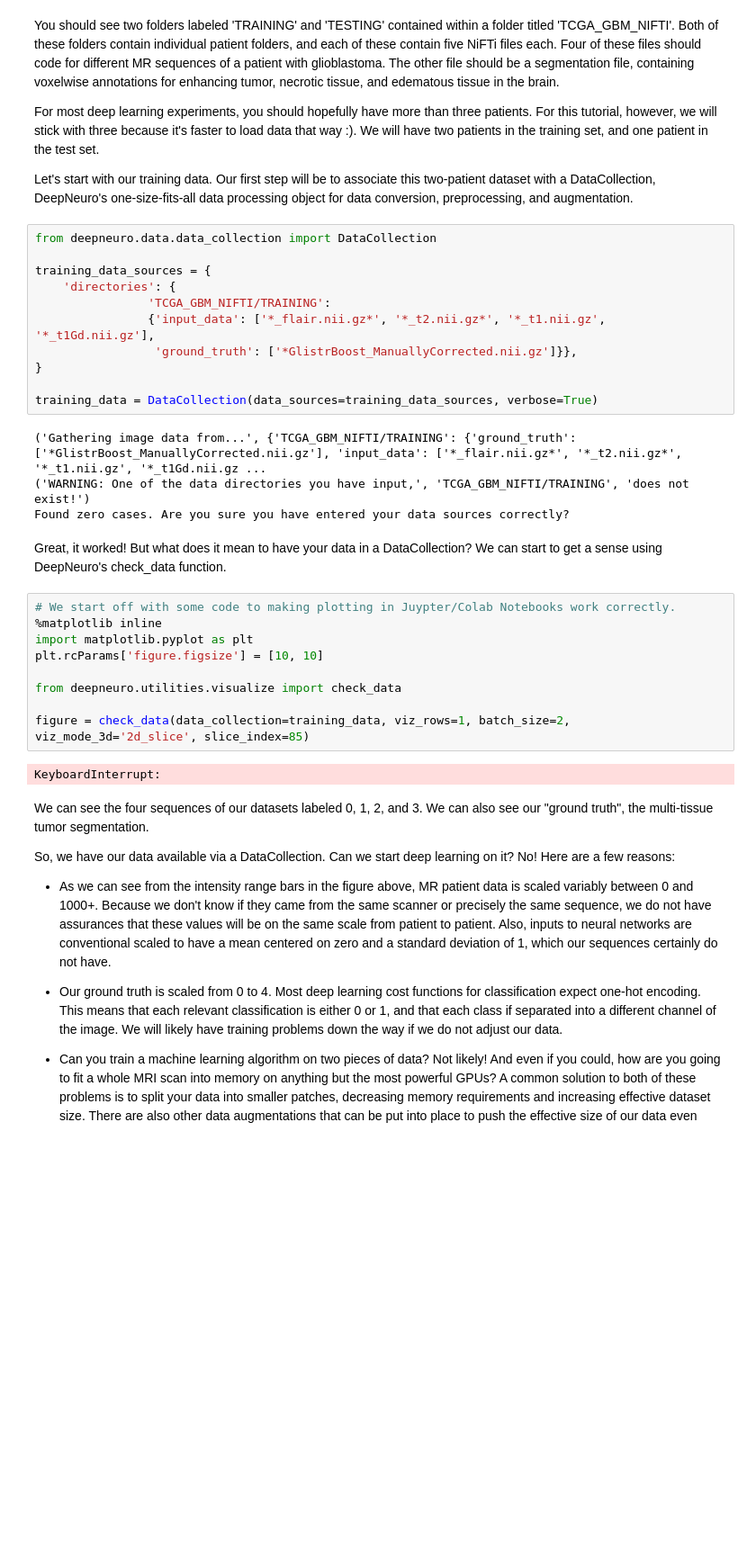
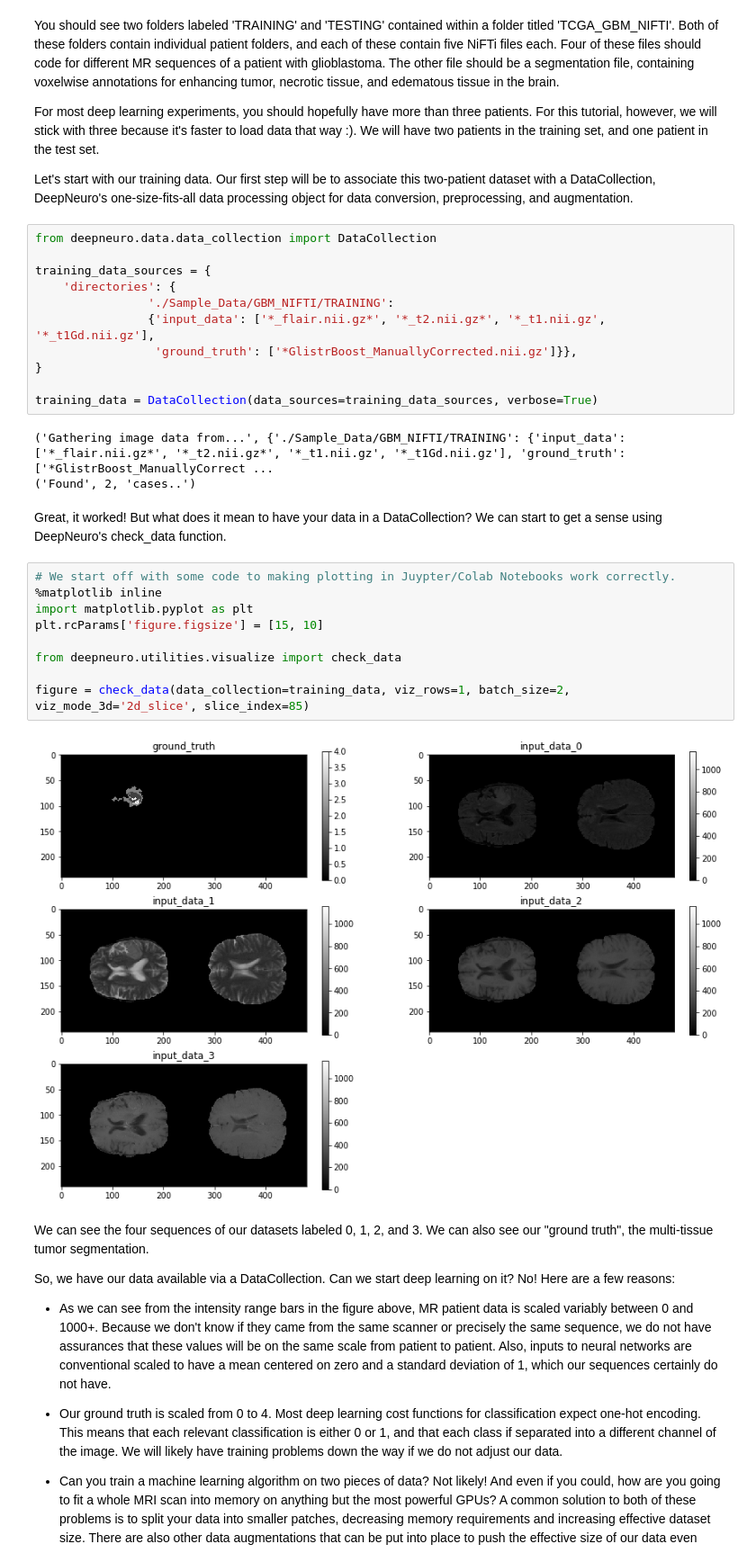
Before and after one commit to QTIM-Lab/DeepNeuro, a Jupyter notebook: notebooks/Preprocess_and_Augment.ipynb, the cells around one changed output. Shown at 90% size. Drawn from its saved outputs; the diff is of its cells as text; blank space fills up the shorter version.

```diff
--- a/notebooks/Preprocess_and_Augment.ipynb
+++ b/notebooks/Preprocess_and_Augment.ipynb
@@ -31,29 +31,28 @@ from deepneuro.data.data_collection import DataCollection
 
 training_data_sources = {
     'directories': {
-                'TCGA_GBM_NIFTI/TRAINING':
+                './Sample_Data/GBM_NIFTI/TRAINING':
                 {'input_data': ['*_flair.nii.gz*', '*_t2.nii.gz*', '*_t1.nii.gz', '*_t1Gd.nii.gz'],
                  'ground_truth': ['*GlistrBoost_ManuallyCorrected.nii.gz']}},
 }
 
 training_data = DataCollection(data_sources=training_data_sources, verbose=True)
 # %% [output]
-('Gathering image data from...', {'TCGA_GBM_NIFTI/TRAINING': {'ground_truth': ['*GlistrBoost_ManuallyCorrected.nii.gz'], 'input_data': ['*_flair.nii.gz*', '*_t2.nii.gz*', '*_t1.nii.gz', '*_t1Gd.nii.gz ...
-('WARNING: One of the data directories you have input,', 'TCGA_GBM_NIFTI/TRAINING', 'does not exist!')
-Found zero cases. Are you sure you have entered your data sources correctly?
+('Gathering image data from...', {'./Sample_Data/GBM_NIFTI/TRAINING': {'input_data': ['*_flair.nii.gz*', '*_t2.nii.gz*', '*_t1.nii.gz', '*_t1Gd.nii.gz'], 'ground_truth': ['*GlistrBoost_ManuallyCorrect ...
+('Found', 2, 'cases..')
 # %% [markdown]
 Great, it worked! But what does it mean to have your data in a DataCollection? We can start to get a sense using DeepNeuro's check_data function.
 # %%
 # We start off with some code to making plotting in Juypter/Colab Notebooks work correctly.
 %matplotlib inline
 import matplotlib.pyplot as plt
-plt.rcParams['figure.figsize'] = [10, 10]
+plt.rcParams['figure.figsize'] = [15, 10]
 
 from deepneuro.utilities.visualize import check_data
 
 figure = check_data(data_collection=training_data, viz_rows=1, batch_size=2, viz_mode_3d='2d_slice', slice_index=85)
 # %% [output]
-KeyboardInterrupt:
+[figure, added]
 # %% [markdown]
 We can see the four sequences of our datasets labeled 0, 1, 2, and 3. We can also see our "ground truth", the multi-tissue tumor segmentation.
 
```
Also changed, not shown: parts of 7 cells of this notebook, 14 other files.
